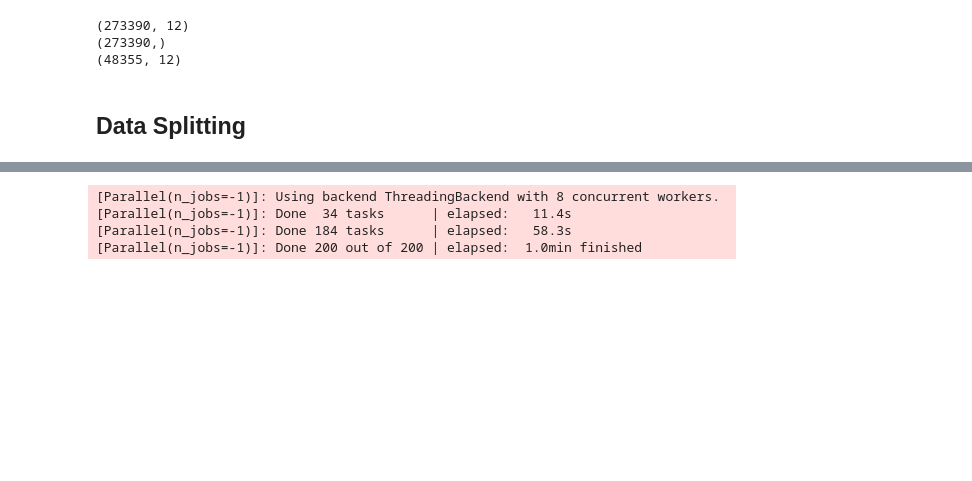
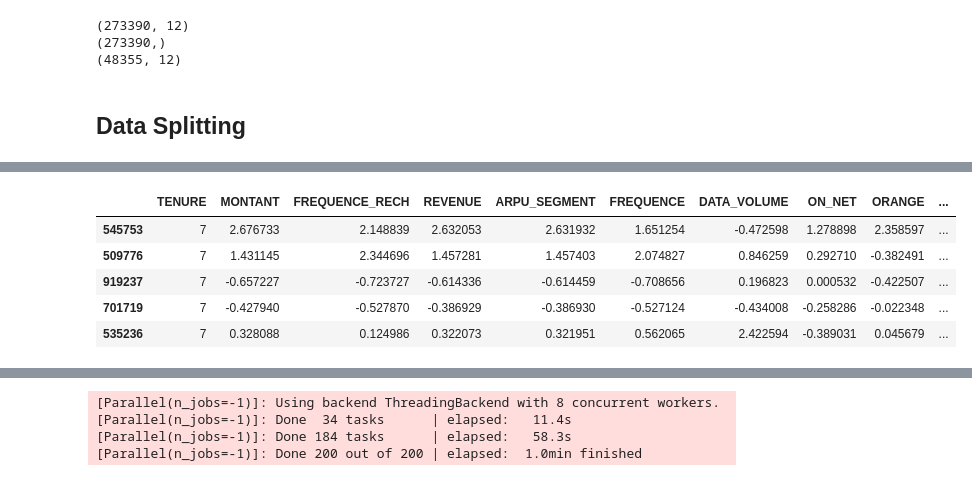
Before and after one commit to iameberedavid/Expresso-Customer-Churn-Challenge-On-Zindi, a Jupyter notebook: dev/StarterNotebook.ipynb, the cells around one changed output, grey strips where cells are left out. Saved outputs shown, nothing was run; the diff lists cells and outputs as text; code cells hidden in the pictures; blank space fills up the shorter version.

```diff
--- a/dev/StarterNotebook.ipynb
+++ b/dev/StarterNotebook.ipynb
@@ -1365,0 +1328,13 @@ rand = RandomForestClassifier(bootstrap=True,criterion = "gini",
+# %%
+# Fit and transform the 'TENURE' column of validation set
+X_val['TENURE'] = encoder.fit_transform(X_val['TENURE'])
+
+# Verify that the 'TENURE' column of validation set has been encoded by the encoder
+X_val.head()
+# %% [output]
+|  | TENURE | MONTANT | FREQUENCE_RECH | REVENUE | ARPU_SEGMENT | FREQUENCE | DATA_VOLUME | ON_NET | ORANGE | ... |
+| 545753 | 7 | 2.676733 | 2.148839 | 2.632053 | 2.631932 | 1.651254 | -0.472598 | 1.278898 | 2.358597 | ... |
+| 509776 | 7 | 1.431145 | 2.344696 | 1.457281 | 1.457403 | 2.074827 | 0.846259 | 0.292710 | -0.382491 | ... |
+| 919237 | 7 | -0.657227 | -0.723727 | -0.614336 | -0.614459 | -0.708656 | 0.196823 | 0.000532 | -0.422507 | ... |
+| 701719 | 7 | -0.427940 | -0.527870 | -0.386929 | -0.386930 | -0.527124 | -0.434008 | -0.258286 | -0.022348 | ... |
+| 535236 | 7 | 0.328088 | 0.124986 | 0.322073 | 0.321951 | 0.562065 | 2.422594 | -0.389031 | 0.045679 | ... |
```
Also changed, not shown: parts of 38 cells of this notebook.
